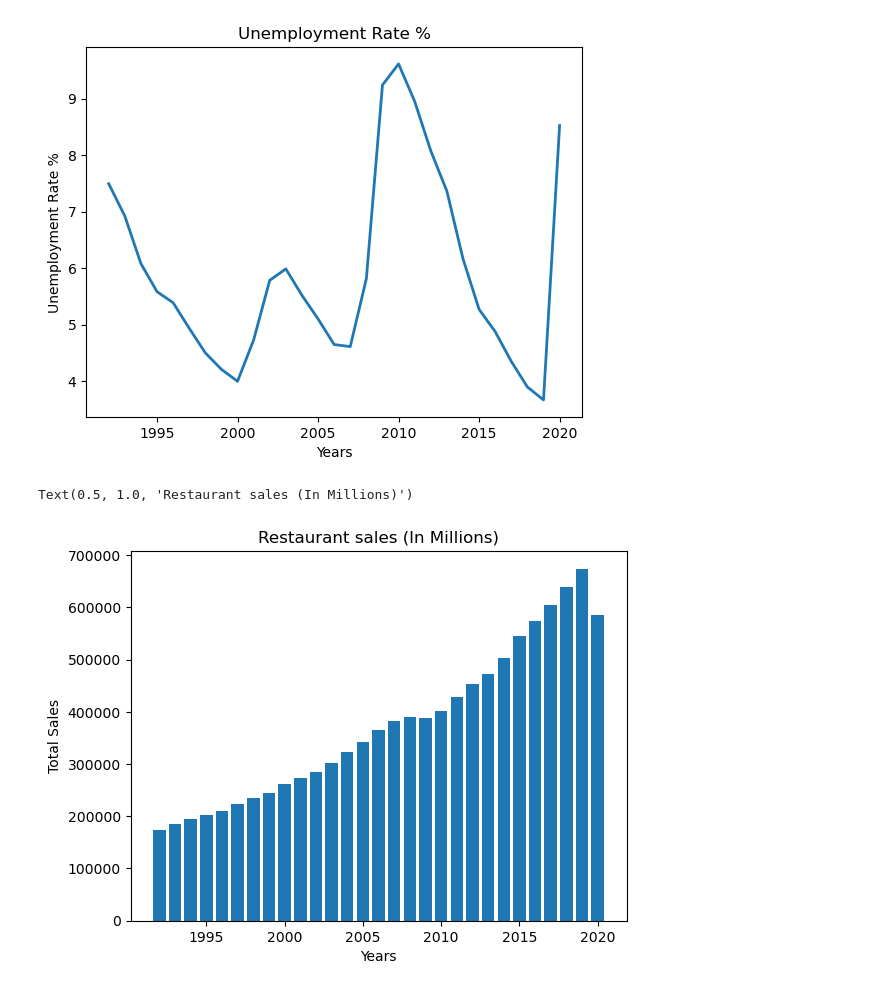
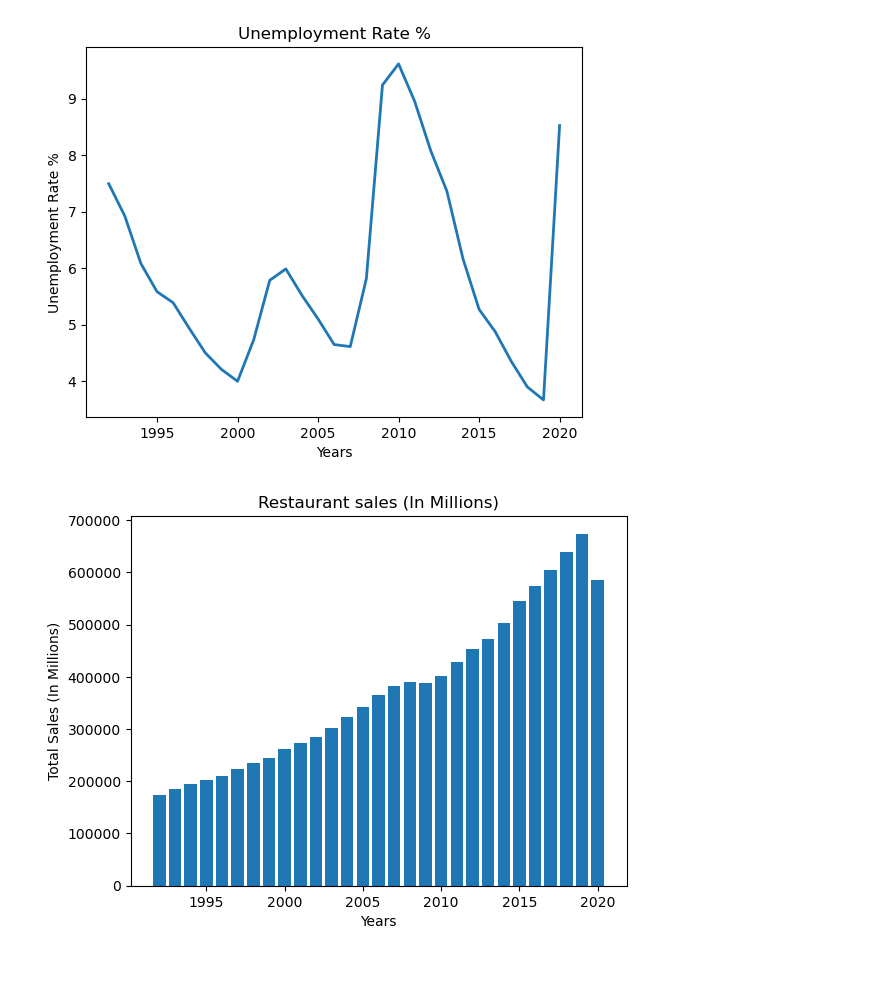
Before and after one commit to nikatnguyen/demo-github, a Jupyter notebook: new_dataframe.ipynb, the cells around one changed output. Drawn from its saved outputs; the diff is of its cells as text; code cells hidden in the pictures.

Commit message:
Updated graphs

```diff
--- a/new_dataframe.ipynb
+++ b/new_dataframe.ipynb
@@ -137,11 +135,12 @@ plt.show()
 # %%
 plt.bar(merged_df['Year'],merged_df['Total Restaurant Sales (in millions)'])
 plt.xlabel('Years')
-plt.ylabel('Total Sales')
+plt.ylabel('Total Sales (In Millions)')
 plt.title('Restaurant sales (In Millions)')
+plt.savefig('restaurant_sales_year')
+plt.show()
 # %% [output]
-Text(0.5, 1.0, 'Restaurant sales (In Millions)')
-[figure, old version]
+[figure, new version]
 # %%
 plt.bar(merged_df['Year'],merged_df['Total Vehicle Units (in millions)'],facecolor="red")
 plt.xlabel('Years')
```
Also changed, not shown: parts of 3 cells of this notebook, 3 other files.
